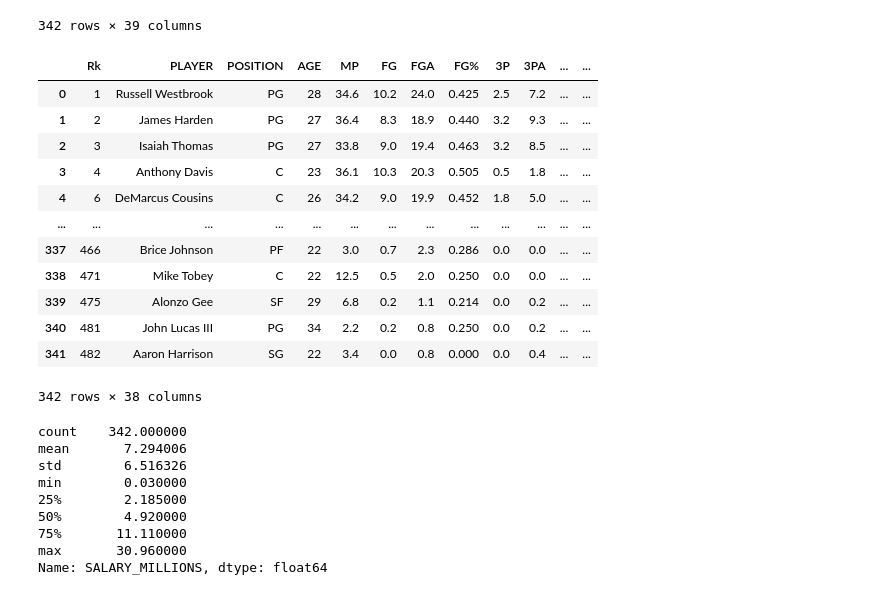
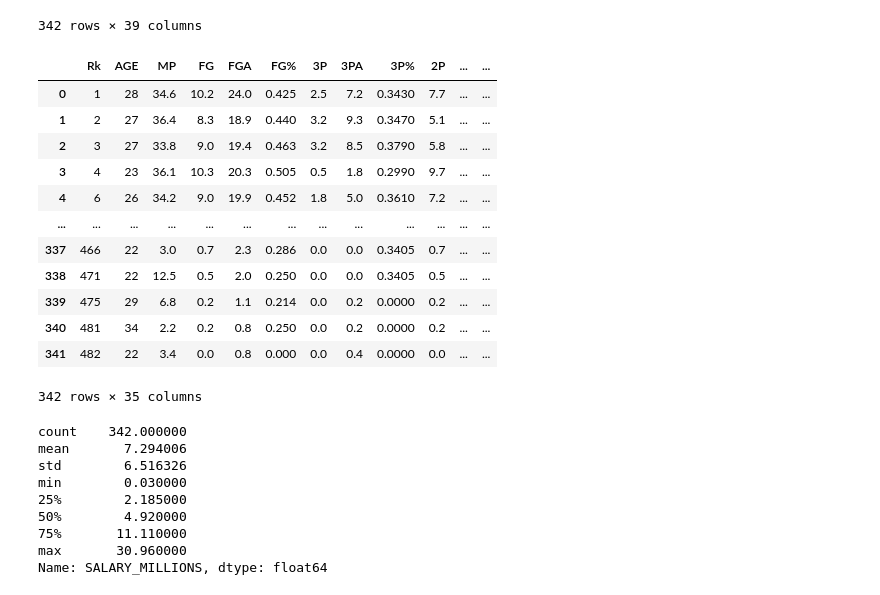
Before and after one commit to anuttamp/final562, a Jupyter notebook: final proj.ipynb, the cells around one changed output. Drawn from its saved outputs; the diff is of its cells as text; code cells hidden in the pictures.

```diff
--- a/final proj.ipynb
+++ b/final proj.ipynb
@@ -67,22 +67,22 @@ original_baller
 | 341 | 341 | 482 | Aaron Harrison | SG | 22 | 3.4 | 0.0 | 0.8 | 0.000 | 0.0 | ... | ... |
 342 rows × 39 columns
 # %%
-baller = original_baller.drop(['Unnamed: 0'],axis='columns')
+baller = original_baller.drop(['Unnamed: 0','POSITION','PLAYER','TEAM'],axis='columns')
 baller
 # %% [output]
-|  | Rk | PLAYER | POSITION | AGE | MP | FG | FGA | FG% | 3P | 3PA | ... | ... |
-| 0 | 1 | Russell Westbrook | PG | 28 | 34.6 | 10.2 | 24.0 | 0.425 | 2.5 | 7.2 | ... | ... |
-| 1 | 2 | James Harden | PG | 27 | 36.4 | 8.3 | 18.9 | 0.440 | 3.2 | 9.3 | ... | ... |
-| 2 | 3 | Isaiah Thomas | PG | 27 | 33.8 | 9.0 | 19.4 | 0.463 | 3.2 | 8.5 | ... | ... |
-| 3 | 4 | Anthony Davis | C | 23 | 36.1 | 10.3 | 20.3 | 0.505 | 0.5 | 1.8 | ... | ... |
-| 4 | 6 | DeMarcus Cousins | C | 26 | 34.2 | 9.0 | 19.9 | 0.452 | 1.8 | 5.0 | ... | ... |
+|  | Rk | AGE | MP | FG | FGA | FG% | 3P | 3PA | 3P% | 2P | ... | ... |
+| 0 | 1 | 28 | 34.6 | 10.2 | 24.0 | 0.425 | 2.5 | 7.2 | 0.3430 | 7.7 | ... | ... |
+| 1 | 2 | 27 | 36.4 | 8.3 | 18.9 | 0.440 | 3.2 | 9.3 | 0.3470 | 5.1 | ... | ... |
+| 2 | 3 | 27 | 33.8 | 9.0 | 19.4 | 0.463 | 3.2 | 8.5 | 0.3790 | 5.8 | ... | ... |
+| 3 | 4 | 23 | 36.1 | 10.3 | 20.3 | 0.505 | 0.5 | 1.8 | 0.2990 | 9.7 | ... | ... |
+| 4 | 6 | 26 | 34.2 | 9.0 | 19.9 | 0.452 | 1.8 | 5.0 | 0.3610 | 7.2 | ... | ... |
 | ... | ... | ... | ... | ... | ... | ... | ... | ... | ... | ... | ... | ... |
-| 337 | 466 | Brice Johnson | PF | 22 | 3.0 | 0.7 | 2.3 | 0.286 | 0.0 | 0.0 | ... | ... |
-| 338 | 471 | Mike Tobey | C | 22 | 12.5 | 0.5 | 2.0 | 0.250 | 0.0 | 0.0 | ... | ... |
-| 339 | 475 | Alonzo Gee | SF | 29 | 6.8 | 0.2 | 1.1 | 0.214 | 0.0 | 0.2 | ... | ... |
-| 340 | 481 | John Lucas III | PG | 34 | 2.2 | 0.2 | 0.8 | 0.250 | 0.0 | 0.2 | ... | ... |
-| 341 | 482 | Aaron Harrison | SG | 22 | 3.4 | 0.0 | 0.8 | 0.000 | 0.0 | 0.4 | ... | ... |
+| 337 | 466 | 22 | 3.0 | 0.7 | 2.3 | 0.286 | 0.0 | 0.0 | 0.3405 | 0.7 | ... | ... |
+| 338 | 471 | 22 | 12.5 | 0.5 | 2.0 | 0.250 | 0.0 | 0.0 | 0.3405 | 0.5 | ... | ... |
+| 339 | 475 | 29 | 6.8 | 0.2 | 1.1 | 0.214 | 0.0 | 0.2 | 0.0000 | 0.2 | ... | ... |
+| 340 | 481 | 34 | 2.2 | 0.2 | 0.8 | 0.250 | 0.0 | 0.2 | 0.0000 | 0.2 | ... | ... |
+| 341 | 482 | 22 | 3.4 | 0.0 | 0.8 | 0.000 | 0.0 | 0.4 | 0.0000 | 0.0 | ... | ... |
-342 rows × 38 columns
+342 rows × 35 columns
 # %%
 #0.064!>0.01, therefore no column data will be removed from this dataset
 #we are looking to plot data about the relationship between columns and SALARY_MILLIONS, but we need to see the boundaries
```
Also changed, not shown: parts of 15 cells of this notebook.
